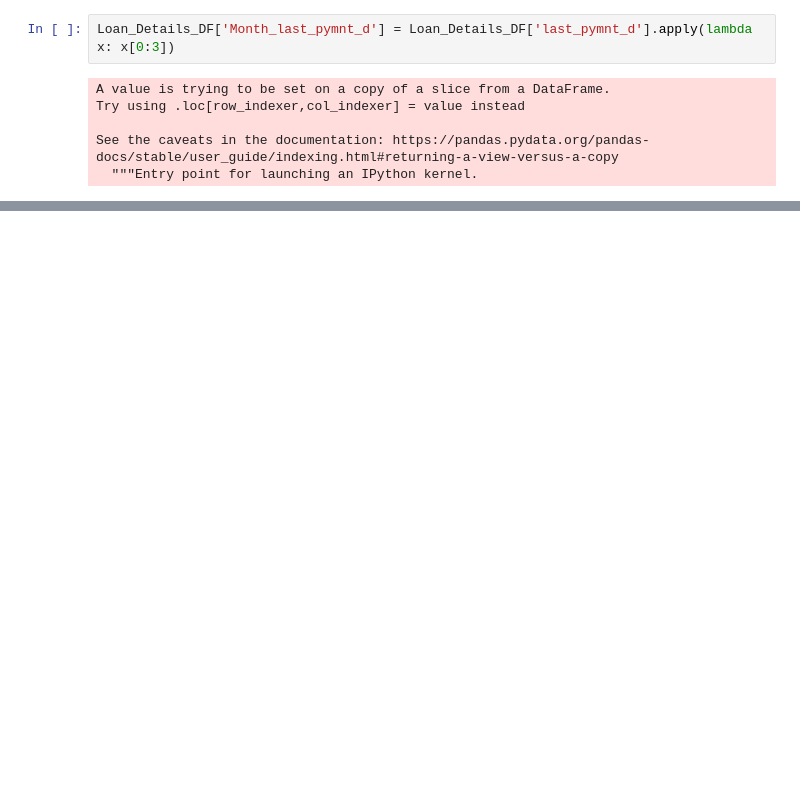
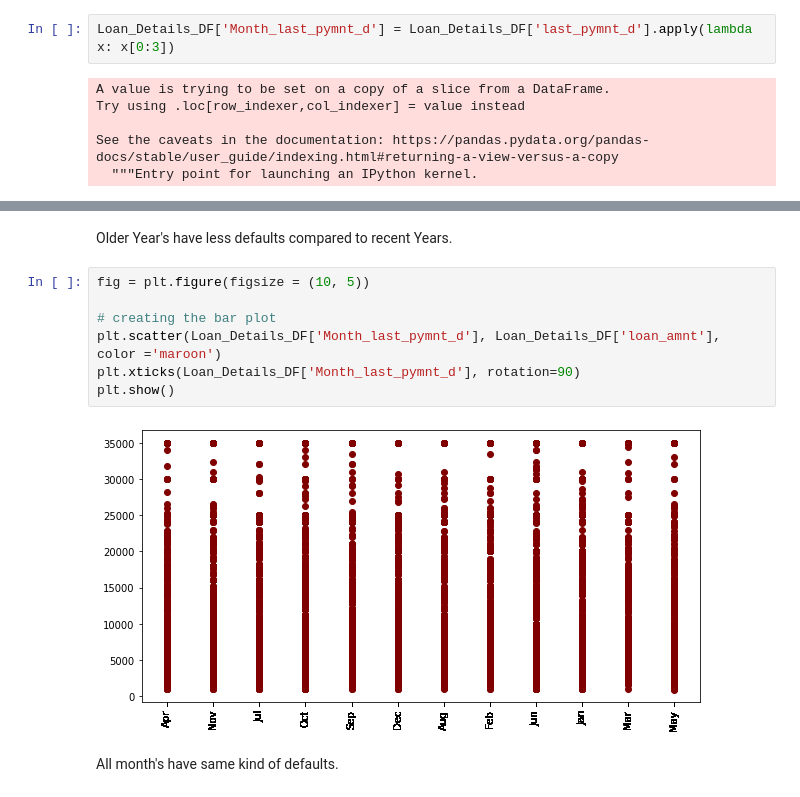
Before and after one commit to vijayzone/LendingClubEDA, a Jupyter notebook: Lending_Club_EDA_Analysis.ipynb, the cells around one changed output, grey strips where cells are left out. Drawn from its saved outputs; the diff is of its cells as text; blank space fills up the shorter version.

```diff
--- a/Lending_Club_EDA_Analysis.ipynb
+++ b/Lending_Club_EDA_Analysis.ipynb
@@ -1409,0 +1373,13 @@ Name: Month_last_pymnt_d, dtype: int64
+# %% [markdown]
+Older Year's have less defaults compared to recent Years.
+# %%
+fig = plt.figure(figsize = (10, 5))
+
+# creating the bar plot
+plt.scatter(Loan_Details_DF['Month_last_pymnt_d'], Loan_Details_DF['loan_amnt'], color ='maroon')
+plt.xticks(Loan_Details_DF['Month_last_pymnt_d'], rotation=90)
+plt.show()
+# %% [output]
+[figure, added]
+# %% [markdown]
+All month's have same kind of defaults.
```
Also changed, not shown: parts of 30 cells of this notebook.
